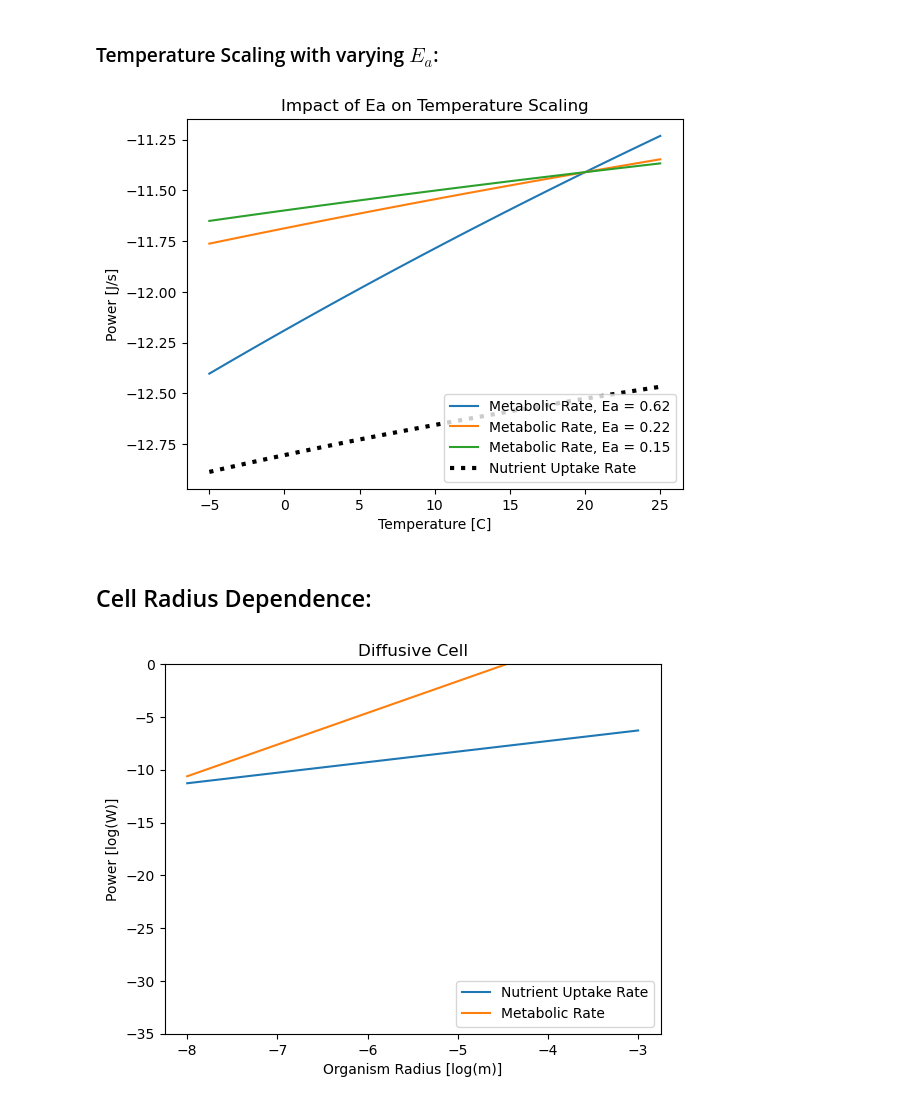
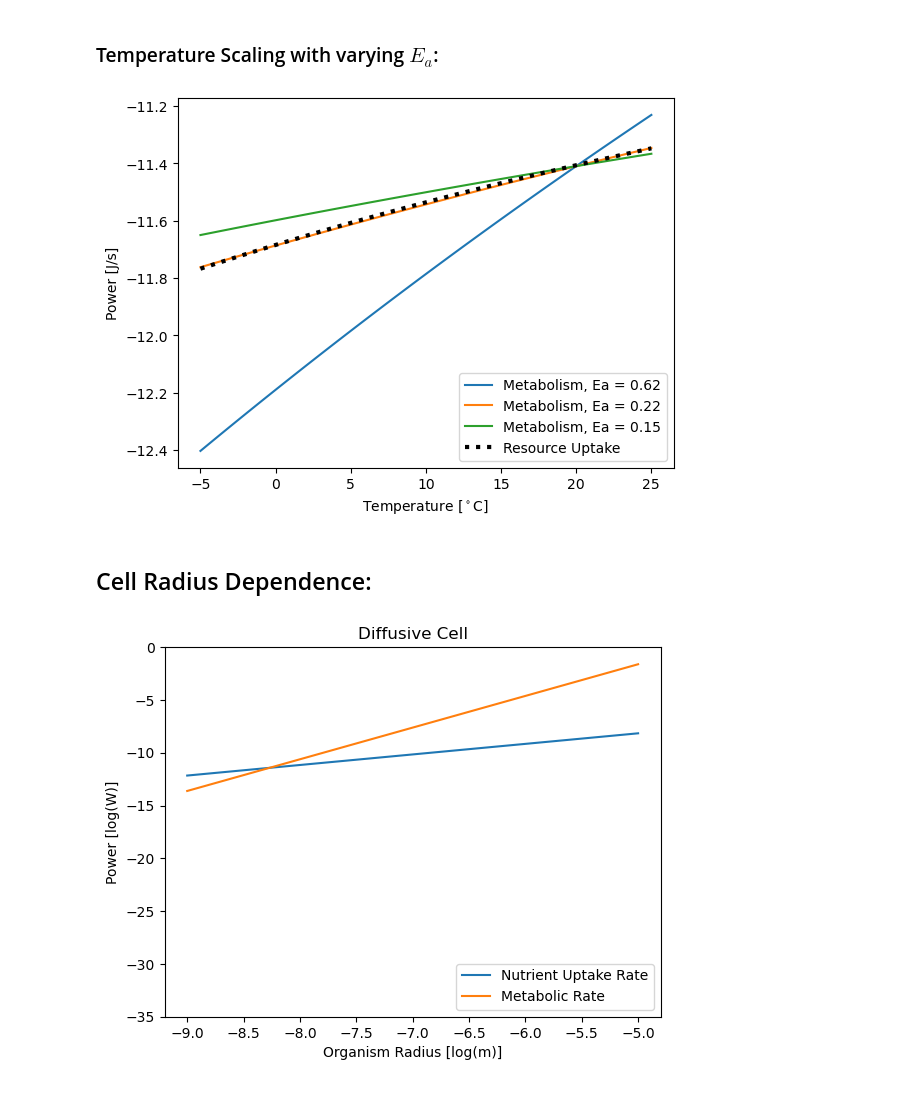
Before and after one commit to wwcrockett/SnowballEarthNotebooks, a Jupyter notebook: Notebook-Diffusive-Model.ipynb, the cells around one changed output. Drawn from its saved outputs; the diff is of its cells as text; code cells hidden in the pictures.

```diff
--- a/Notebook-Diffusive-Model.ipynb
+++ b/Notebook-Diffusive-Model.ipynb
@@ -209,51 +208,62 @@ plt.show()
 # %%
 a = 0.3e-8
 a0 = 1e-6
-up  = DifUptake(T,Cinf1,a)  #NOTE: 10^2.82 is added to this to raise the uptake (see plotting)
+Cinf = 0.132
+up  = DifUptake(T,Cinf,a)  #NOTE: 10^2.82 is added to this to raise the uptake (see plotting)
 
 Ea0 = 0.62               #Average activation energy according to J. Brown et al 2004 and Gilooly et al 2001 [eV]
 B0 = 10**(-14.5) / (np.exp(-Ea0/(R*T0))*a0**(3*alpha))    # Calculation of B0 based on a known metabolism at a known temperature
 B0ref = B0
 met0 = B0*np.exp(Ea0*(T-T0)/(R*T*T0))*a**(3*alpha)
 
 Ea1 = 0.22
 met1 = B0*np.exp(Ea1*(T-T0)/(R*T*T0))*a**(3*alpha)
 
 Ea2 = 0.15
 met2 = B0*np.exp(Ea2*(T-T0)/(R*T*T0))*a**(3*alpha)
 
 Tc = T-273.15
 
 # Plotting:
-plt.plot(Tc,np.log10(met0), label = 'Metabolic Rate, Ea = %.2f'%Ea0)
-plt.plot(Tc,np.log10(met1), label = 'Metabolic Rate, Ea = %.2f'%Ea1)
-plt.plot(Tc,np.log10(met2), label = 'Metabolic Rate, Ea = %.2f'%Ea2)
-plt.plot(Tc,np.log10(up),':k',linewidth=3, label = 'Nutrient Uptake Rate')
-#                        ^^^^  This was added to bring uptake above metabolism
+plt.plot(Tc,np.log10(met0), label = 'Metabolism, Ea = %.2f'%Ea0)
+plt.plot(Tc,np.log10(met1), label = 'Metabolism, Ea = %.2f'%Ea1)
+plt.plot(Tc,np.log10(met2), label = 'Metabolism, Ea = %.2f'%Ea2)
+plt.plot(Tc,np.log10(up),':k',linewidth=3, label = 'Resource Uptake')
 
-plt.title('Impact of Ea on Temperature Scaling')
-plt.xlabel('Temperature [C]')
+
+# plt.title('Impact of Ea on Temperature Scaling')
+plt.xlabel(r'Temperature [$^\circ$C]')
 plt.ylabel('Power [J/s]')
 plt.legend(loc = 'lower right')
 
 plt.show()
 # %% [output]
-[figure, old version]
+[figure, new version]
 # %% [markdown]
 ## Cell Radius Dependence:
 # %%
 
-T1 = 273.15  #Temperature [K]
-Cinf1 = 1e-1
-aexp = np.linspace(-8,-3,100)
+T = 273.15  #Temperature [K]
+Cinf1 = 0.1
+aexp = np.linspace(-9,-5,100)
 a = 10**aexp
 
-up1 = DifUptake(T1,Cinf1,a)
-met1 = DifMetTC(T1,a)
+up1 = DifUptake(T,Cinf1,a)
+met1 = DifMetTC(T,a)
+
+a0 = 1e-6
+Cinf = 0.132
+up  = DifUptake(T,Cinf,a)  #NOTE: 10^2.82 is added to this to raise the uptake (see plotting)
+
+Ea0 = 0.62               #Average activation energy according to J. Brown et al 2004 and Gilooly et al 2001 [eV]
+B0 = 10**(-14.5) / (np.exp(-Ea0/(R*T0))*a0**(3*alpha))    # Calculation of B0 based on a known metabolism at a known temperature
+B0ref = B0
+met0 = B0*np.exp(Ea0*(T-T0)/(R*T*T0))*a**(3*alpha)
 
 
-plt.plot(np.log10(a),np.log10(up1), label = 'Nutrient Uptake Rate')
-plt.plot(np.log10(a),np.log10(met1), label = 'Metabolic Rate')
+
+plt.plot(np.log10(a),np.log10(up), label = 'Nutrient Uptake Rate')
+plt.plot(np.log10(a),np.log10(met0), label = 'Metabolic Rate')
 plt.ylim(bottom = -35,top = 0)
 plt.title('Diffusive Cell')
 plt.xlabel('Organism Radius [log(m)]')
@@ -261,4 +271,4 @@ plt.ylabel('Power [log(W)]')
 plt.legend(loc = 'lower right')
 plt.show()
 # %% [output]
-[figure, old version]
+[figure, new version]
```
Also changed, not shown: parts of 4 cells of this notebook, 3 other files.
